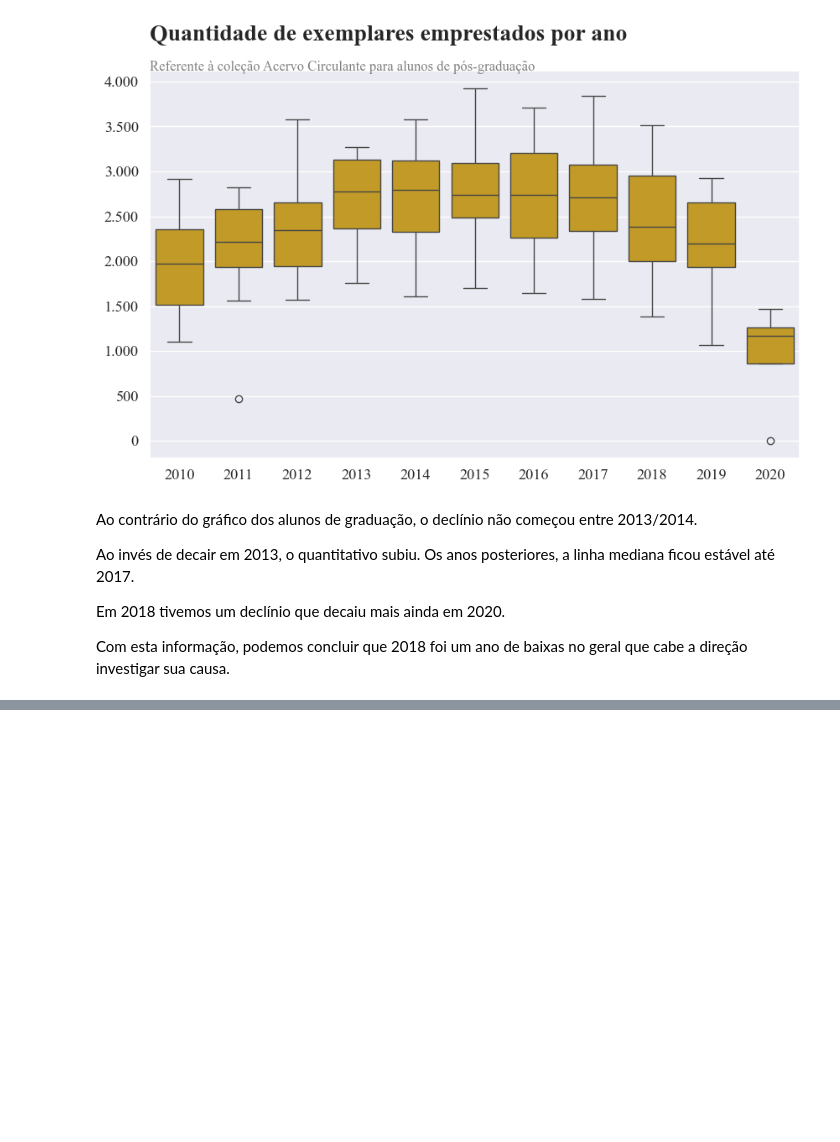
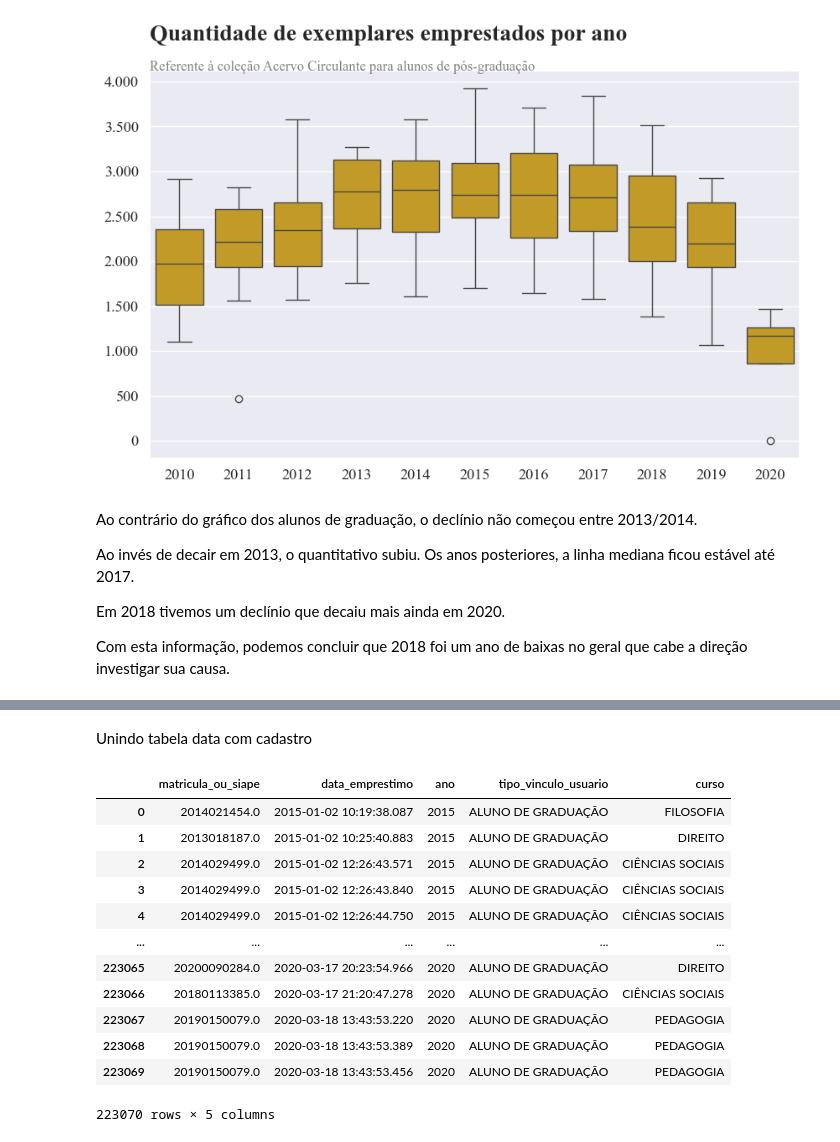
Before and after one commit to giuliacaxi/7DaysOfCode---Python-Pandas, a Jupyter notebook: Analise/data.ipynb, the cells around one changed output, grey strips where cells are left out. Cells and saved outputs as stored; diff of their text form; code cells hidden in the pictures; blank space fills up the shorter version.

Commit message:
Pivot_table e merge de tabelas .json e excel

```diff
--- a/Analise/data.ipynb
+++ b/Analise/data.ipynb
@@ -877,0 +1016,4 @@ Com esta informação, podemos concluir que 2018 foi um ano de baixas no geral q
+# %%
+data_emprestimo['data_emprestimo'] = pd.to_datetime(data_emprestimo['data_emprestimo'], errors='coerce')
+data_emprestimo['ano'] = data_emprestimo['data_emprestimo'].dt.year
+data_emprestimo['ano']
@@ -877,0 +1033,3 @@ Com esta informação, podemos concluir que 2018 foi um ano de baixas no geral q
+# %%
+data_emprestimo = data_emprestimo.query('ano >= 2015 & ano <= 2020')
+data_emprestimo['ano']
@@ -877,0 +1056,7 @@ Com esta informação, podemos concluir que 2018 foi um ano de baixas no geral q
+# %%
+data_emprestimo = data_emprestimo.dropna()
+# %%
+cadastro_cursos = alunos.query('curso ==  "BIBLIOTECONOMIA" | curso == "CIÊNCIAS SOCIAIS" | \
+                                               curso == "COMUNICAÇÃO SOCIAL" | curso == "DIREITO" | curso == "FILOSOFIA" \
+                                               | curso == "PEDAGOGIA"')
+cadastro_cursos
@@ -877,0 +1077,19 @@ Com esta informação, podemos concluir que 2018 foi um ano de baixas no geral q
+# %% [markdown]
+Unindo tabela data com cadastro
+# %%
+emprestimos_curso = data_emprestimo.merge(cadastro_cursos)
+emprestimos_curso
+# %% [output]
+|  | matricula_ou_siape | data_emprestimo | ano | tipo_vinculo_usuario | curso |
+| 0 | 2014021454.0 | 2015-01-02 10:19:38.087 | 2015 | ALUNO DE GRADUAÇÃO | FILOSOFIA |
+| 1 | 2013018187.0 | 2015-01-02 10:25:40.883 | 2015 | ALUNO DE GRADUAÇÃO | DIREITO |
+| 2 | 2014029499.0 | 2015-01-02 12:26:43.571 | 2015 | ALUNO DE GRADUAÇÃO | CIÊNCIAS SOCIAIS |
+| 3 | 2014029499.0 | 2015-01-02 12:26:43.840 | 2015 | ALUNO DE GRADUAÇÃO | CIÊNCIAS SOCIAIS |
+| 4 | 2014029499.0 | 2015-01-02 12:26:44.750 | 2015 | ALUNO DE GRADUAÇÃO | CIÊNCIAS SOCIAIS |
+| ... | ... | ... | ... | ... | ... |
+| 223065 | 20200090284.0 | 2020-03-17 20:23:54.966 | 2020 | ALUNO DE GRADUAÇÃO | DIREITO |
+| 223066 | 20180113385.0 | 2020-03-17 21:20:47.278 | 2020 | ALUNO DE GRADUAÇÃO | CIÊNCIAS SOCIAIS |
+| 223067 | 20190150079.0 | 2020-03-18 13:43:53.220 | 2020 | ALUNO DE GRADUAÇÃO | PEDAGOGIA |
+| 223068 | 20190150079.0 | 2020-03-18 13:43:53.389 | 2020 | ALUNO DE GRADUAÇÃO | PEDAGOGIA |
+| 223069 | 20190150079.0 | 2020-03-18 13:43:53.456 | 2020 | ALUNO DE GRADUAÇÃO | PEDAGOGIA |
+223070 rows × 5 columns
```
Also changed, not shown: parts of 32 cells of this notebook.
